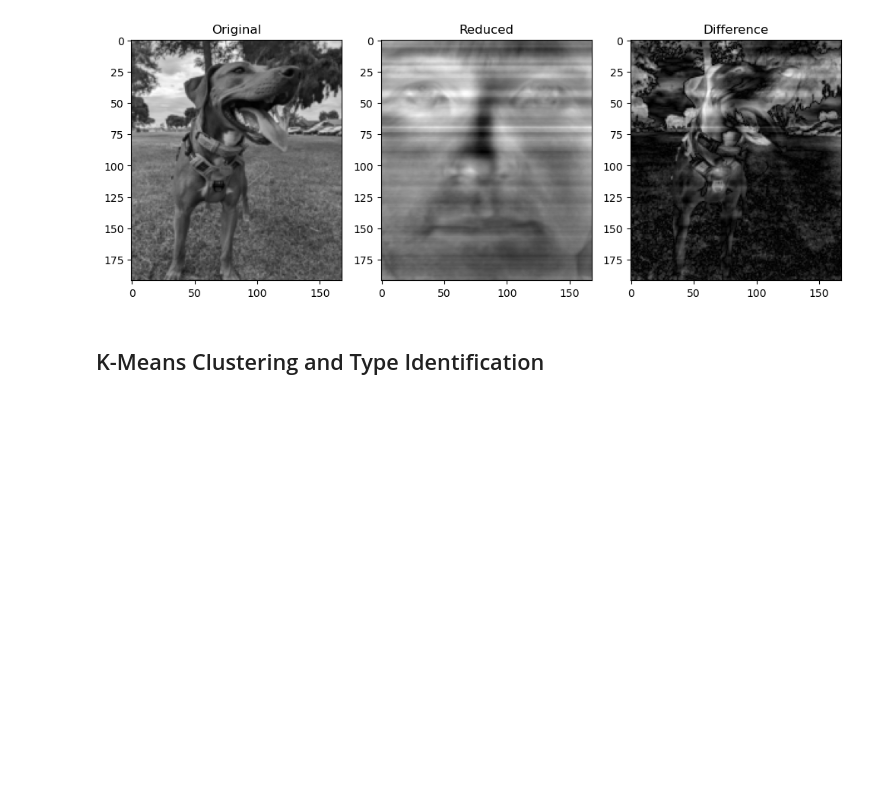
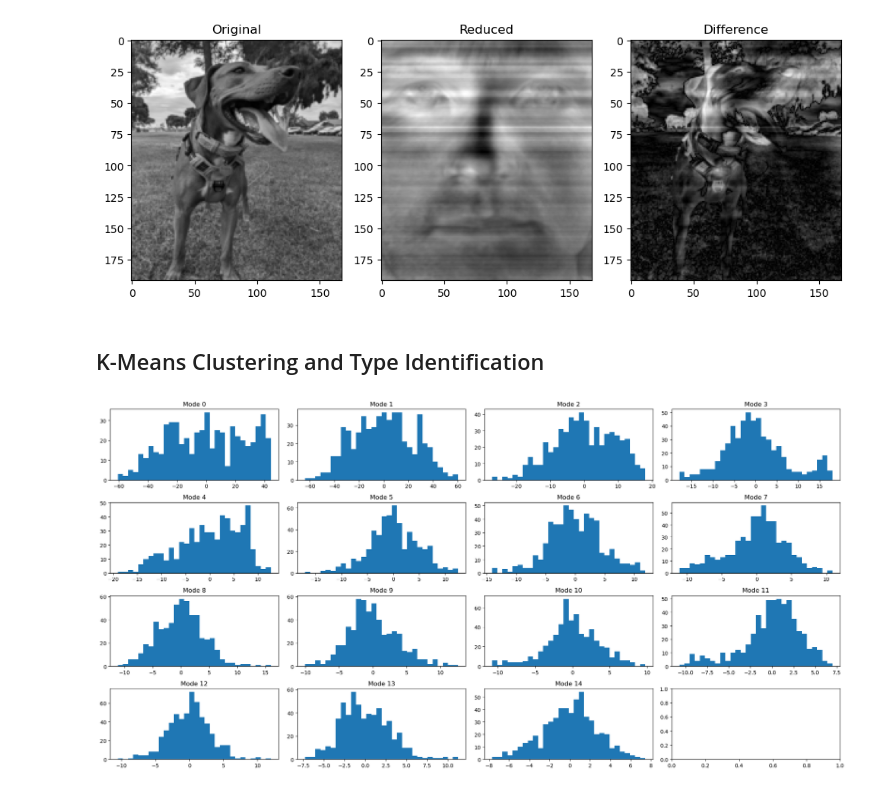
Before and after one commit to cwcurtis/MATH-596-Mathematical-Data-Science, a Jupyter notebook: Lecture_Notes/Applications_of_the_SVD_and_Cluster_Analysis.ipynb, the cells around one changed output. Drawn from its saved outputs; the diff is of its cells as text; code cells hidden in the pictures; blank space fills up the shorter version.

```diff
--- a/Lecture_Notes/Applications_of_the_SVD_and_Cluster_Analysis.ipynb
+++ b/Lecture_Notes/Applications_of_the_SVD_and_Cluster_Analysis.ipynb
@@ -29,8 +30,7 @@ num_crp_images = len(cropped_image_list)
 crp_row, crp_col = np.shape(cropped_image_list[0])
 crp_image_mat = np.zeros((crp_row*crp_col, num_crp_images), dtype=np.float64)
 for cnt, image in enumerate(cropped_image_list):
-    tmp_image = gray_scale_convert(image)
-    crp_image_mat[:, cnt] = tmp_image.flatten()
+    crp_image_mat[:, cnt] = image.flatten()
 
 print(f"Total number of images is: {num_crp_images}")
 print(f"Pixel counts are {crp_row} by {crp_col}")
@@ -86,3 +86,21 @@ image_comparison(small_beans, rebuilt_beans)
 [figure]
 # %% [markdown]
 ## K-Means Clustering and Type Identification
+# %%
+zero_avg_crp, avg_crp = zero_mean(crp_image_mat)
+u_crp, s_crp = mode_builder(zero_avg_crp)
+u_crp_red = mode_selector(u_crp, s_crp, 1.)
+
+projected_images = u_crp_red.T @ zero_avg_crp
+num_modes = u_crp_red.shape[1]
+
+fig, axes = plt.subplots(4, 4, figsize=(20, 10))
+ax = axes.ravel()
+num_bins = 30
+for jj in range(num_modes):
+  ax[jj].hist(projected_images[jj, :], bins=num_bins)
+  #ax[jj].plot(projected_images[jj, :])
+  ax[jj].set_title(f"Mode {jj}")
+plt.tight_layout()
+# %% [output]
+[figure, added]
```
Also changed, not shown: parts of 5 cells of this notebook, 2 other files.
